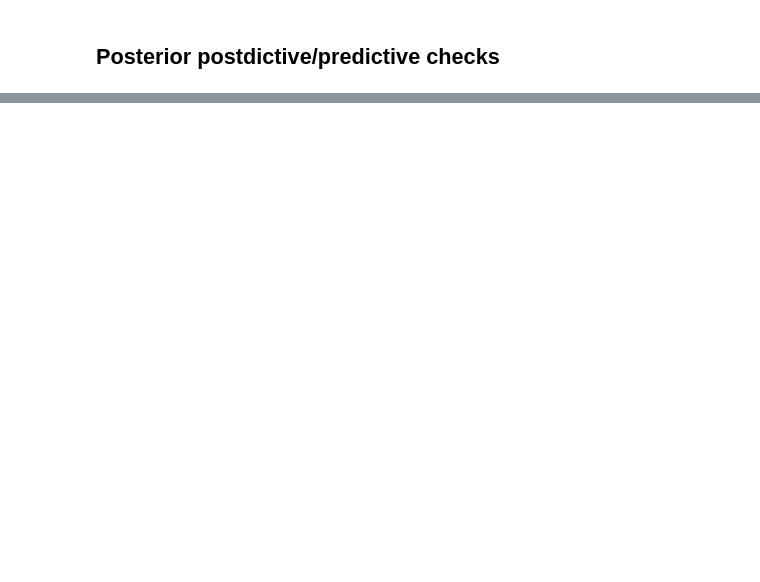
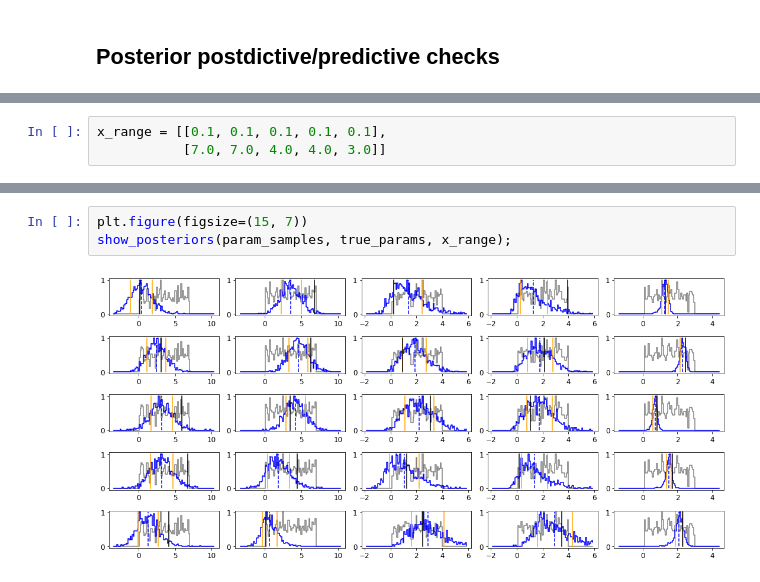
Before and after one commit to morioka/BayesFlow, a Jupyter notebook: docs/source/tutorial_notebooks/Parameter_Estimation_Workflow_on_google_colab.ipynb, the cells around one changed output, grey strips where cells are left out. Drawn from its saved outputs; the diff is of its cells as text; blank space fills up the shorter version.

Commit message:
add show_posteriors

```diff
--- a/docs/source/tutorial_notebooks/Parameter_Estimation_Workflow_on_google_colab.ipynb
+++ b/docs/source/tutorial_notebooks/Parameter_Estimation_Workflow_on_google_colab.ipynb
@@ -414,0 +419,3 @@ f.tight_layout()
+# %%
+x_range = [[0.1, 0.1, 0.1, 0.1, 0.1],
+           [7.0, 7.0, 4.0, 4.0, 3.0]]
@@ -414,0 +471,5 @@ f.tight_layout()
+# %%
+plt.figure(figsize=(15, 7))
+show_posteriors(param_samples, true_params, x_range);
+# %% [output]
+[figure, added]
```
Also changed, not shown: parts of 15 cells of this notebook.
